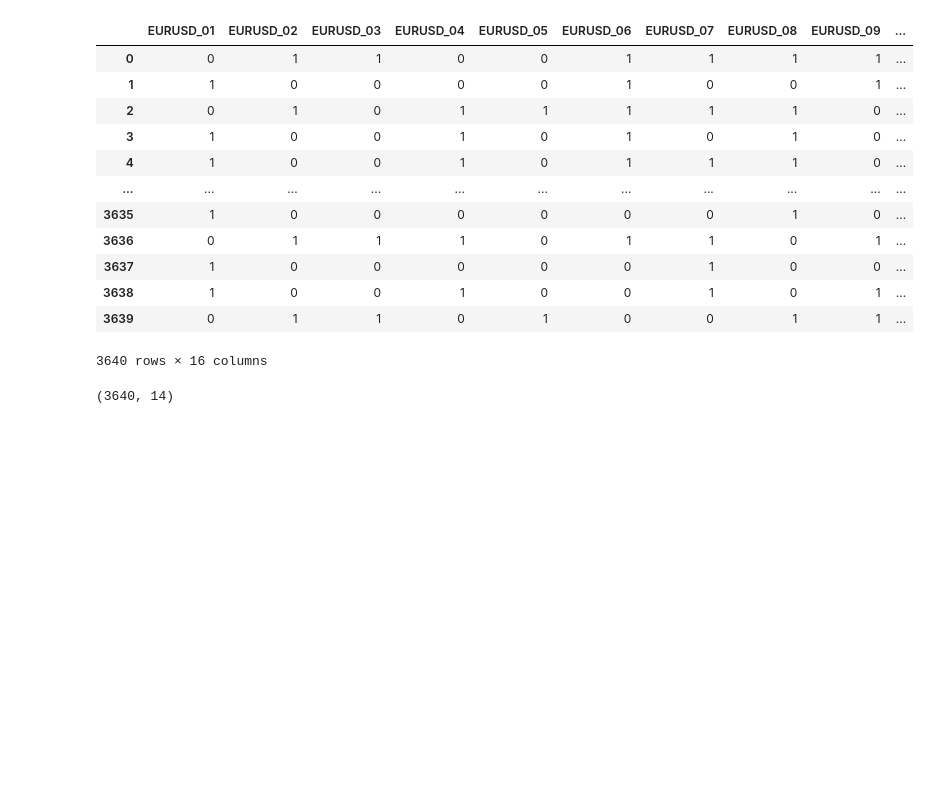
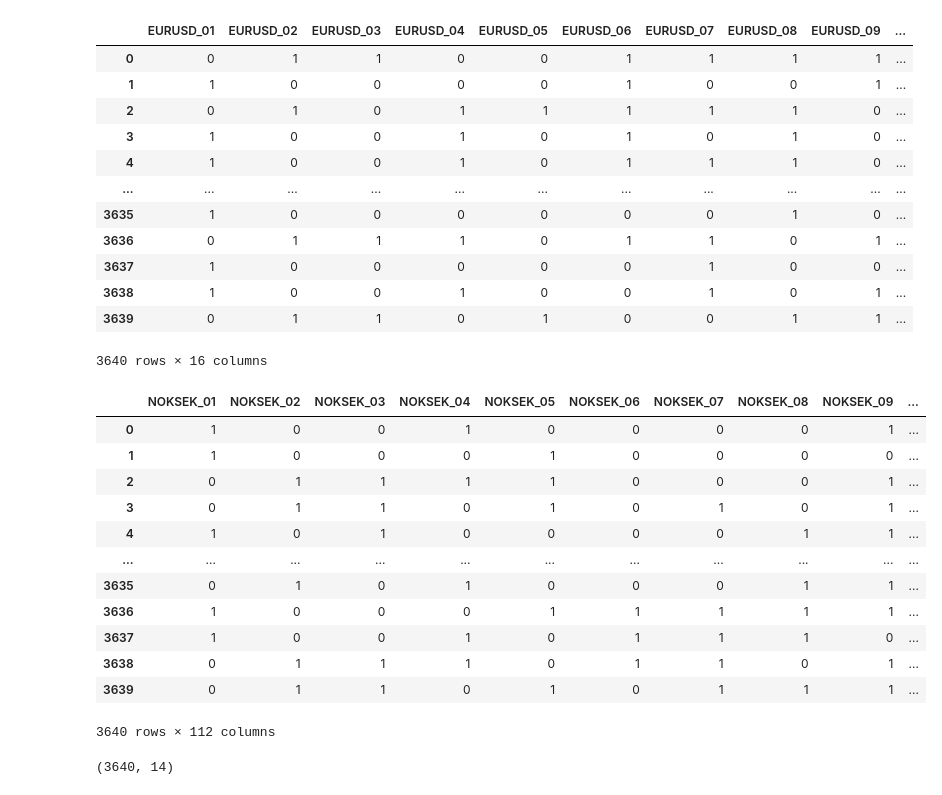
Before and after one commit to vtisserand/rbm, a Jupyter notebook: nbs/data.ipynb, the cells around one changed output. Drawn from its saved outputs; the diff is of its cells as text; code cells hidden in the pictures; blank space fills up the shorter version.

```diff
--- a/nbs/data.ipynb
+++ b/nbs/data.ipynb
@@ -153,7 +153,21 @@ def to_binary(df: pd.DataFrame) -> pd.DataFrame:
 
     return pd.concat(dfs, axis=1).dropna()
 # %%
-to_binary()
+to_binary(df)
+# %% [output]
+|  | NOKSEK_01 | NOKSEK_02 | NOKSEK_03 | NOKSEK_04 | NOKSEK_05 | NOKSEK_06 | NOKSEK_07 | NOKSEK_08 | NOKSEK_09 | ... |
+| 0 | 1 | 0 | 0 | 1 | 0 | 0 | 0 | 0 | 1 | ... |
+| 1 | 1 | 0 | 0 | 0 | 1 | 0 | 0 | 0 | 0 | ... |
+| 2 | 0 | 1 | 1 | 1 | 1 | 0 | 0 | 0 | 1 | ... |
+| 3 | 0 | 1 | 1 | 0 | 1 | 0 | 1 | 0 | 1 | ... |
+| 4 | 1 | 0 | 1 | 0 | 0 | 0 | 0 | 1 | 1 | ... |
+| ... | ... | ... | ... | ... | ... | ... | ... | ... | ... | ... |
+| 3635 | 0 | 1 | 0 | 1 | 0 | 0 | 0 | 1 | 1 | ... |
+| 3636 | 1 | 0 | 0 | 0 | 1 | 1 | 1 | 1 | 1 | ... |
+| 3637 | 1 | 0 | 0 | 1 | 0 | 1 | 1 | 1 | 0 | ... |
+| 3638 | 0 | 1 | 1 | 1 | 0 | 1 | 1 | 0 | 1 | ... |
+| 3639 | 0 | 1 | 1 | 0 | 1 | 0 | 1 | 1 | 1 | ... |
+3640 rows × 112 columns
 # %%
 df.shape
 # %% [output]
```
Also changed, not shown: 3 other files.
